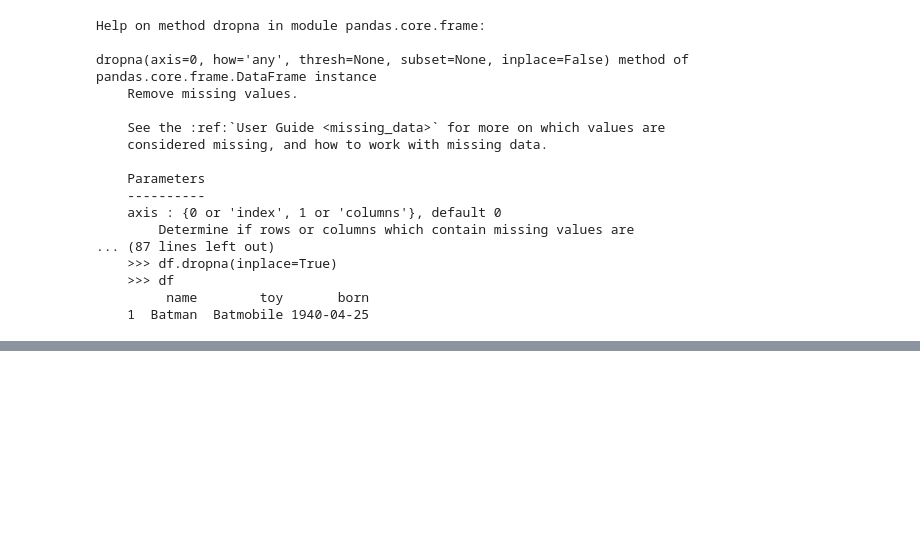
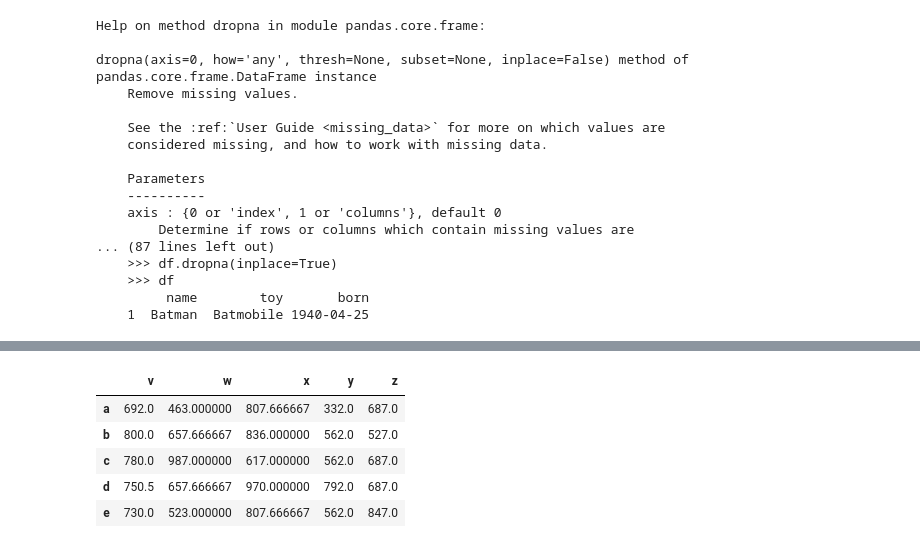
Before and after one commit to ramlaxman/cisco-data-science-2020-sept, a Jupyter notebook: Cisco — 2020 September 22.ipynb, the cells around one changed output, grey strips where cells are left out. Cells and saved outputs as stored; diff of their text form; code cells hidden in the pictures; blank space fills up the shorter version.

```diff
--- a/Cisco — 2020 September 22.ipynb
+++ b/Cisco — 2020 September 22.ipynb
@@ -1321,0 +1331,9 @@ dropna(axis=0, how='any', thresh=None, subset=None, inplace=False) method of pan
+# %%
+df.fillna(df.mean())  # replaces NaN values with that column's mean!
+# %% [output]
+|  | v | w | x | y | z |
+| a | 692.0 | 463.000000 | 807.666667 | 332.0 | 687.0 |
+| b | 800.0 | 657.666667 | 836.000000 | 562.0 | 527.0 |
+| c | 780.0 | 987.000000 | 617.000000 | 562.0 | 687.0 |
+| d | 750.5 | 657.666667 | 970.000000 | 792.0 | 687.0 |
+| e | 730.0 | 523.000000 | 807.666667 | 562.0 | 847.0 |
```
Also changed, not shown: parts of 2 cells of this notebook.
